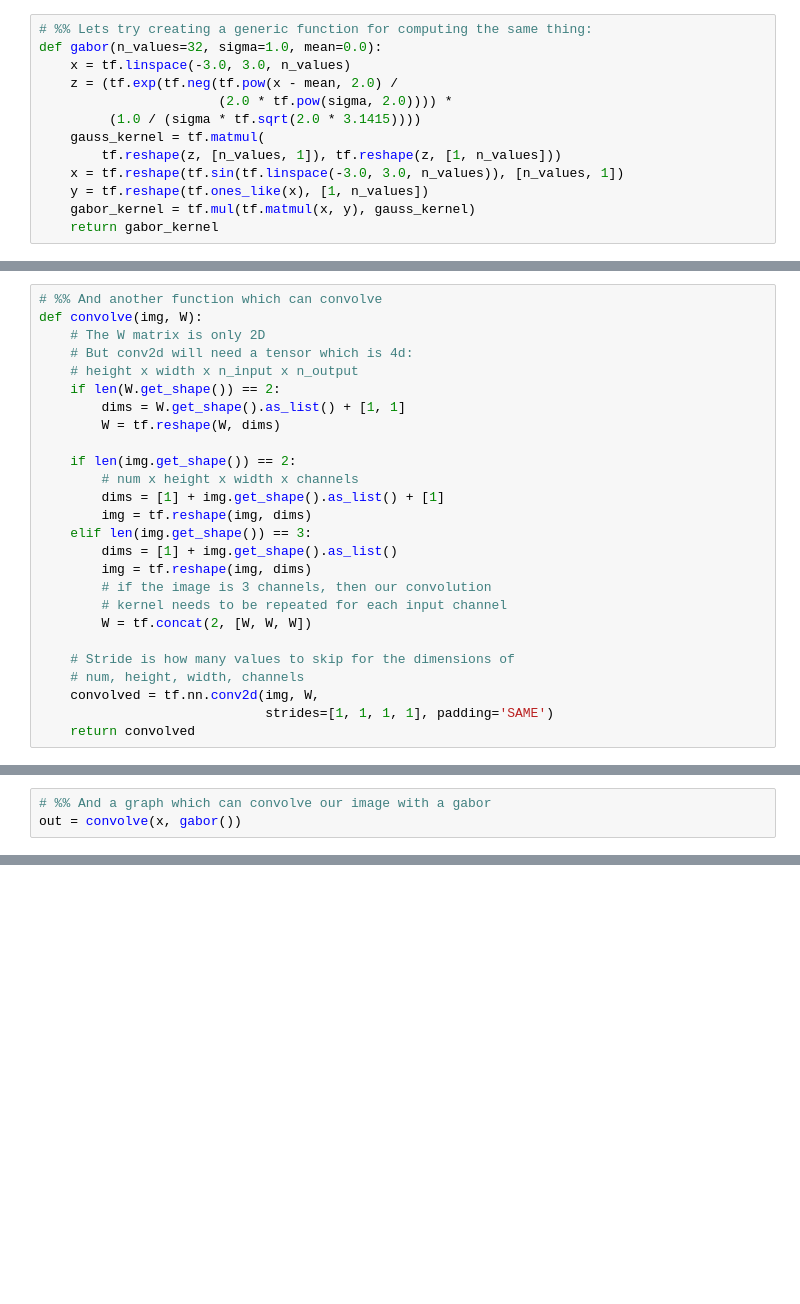
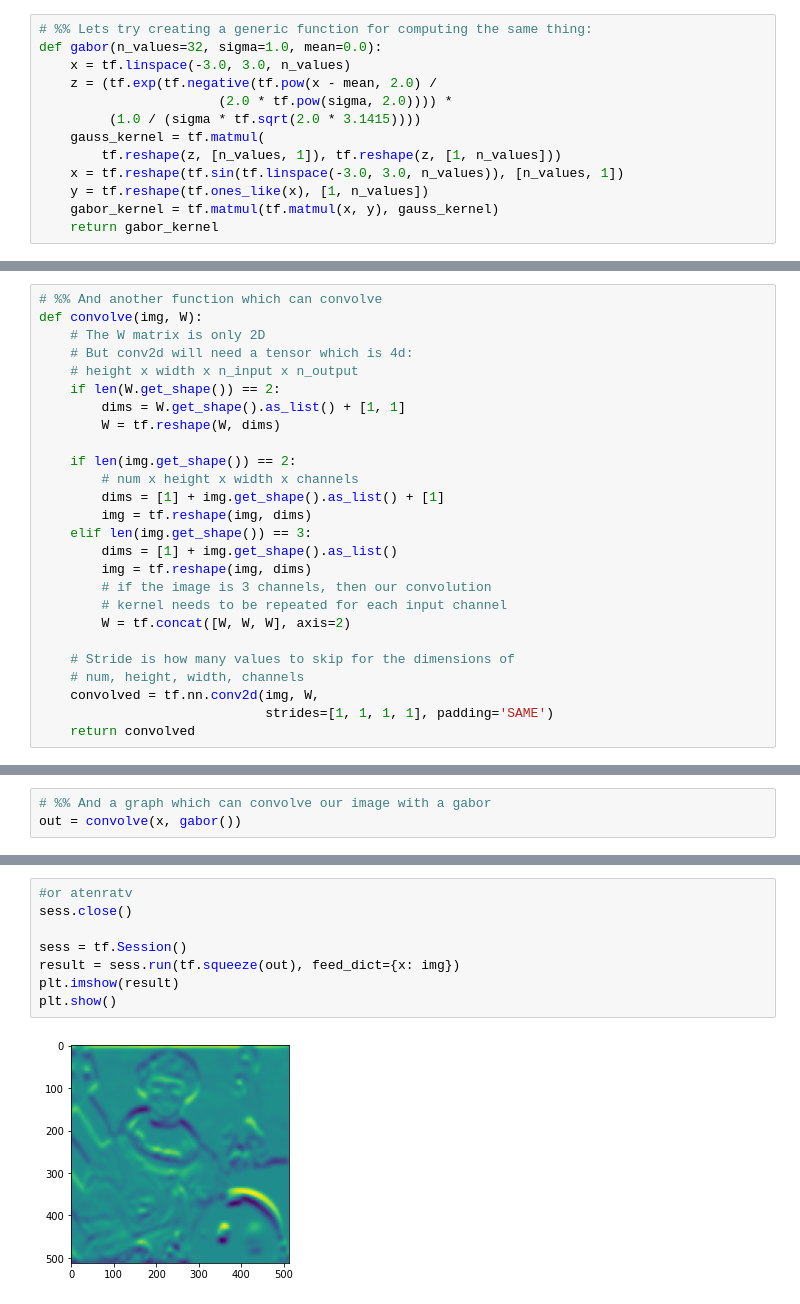
Before and after one commit to pkmital/tensorflow_tutorials, a Jupyter notebook: notebooks/01_basics.ipynb, the cells around one changed output, grey strips where cells are left out. Cells and saved outputs as stored; diff of their text form; blank space fills up the shorter version.

```diff
--- a/notebooks/01_basics.ipynb
+++ b/notebooks/01_basics.ipynb
@@ -86,14 +123,14 @@ print([op.name for op in ops])
 # %% Lets try creating a generic function for computing the same thing:
 def gabor(n_values=32, sigma=1.0, mean=0.0):
     x = tf.linspace(-3.0, 3.0, n_values)
-    z = (tf.exp(tf.neg(tf.pow(x - mean, 2.0) /
+    z = (tf.exp(tf.negative(tf.pow(x - mean, 2.0) /
                        (2.0 * tf.pow(sigma, 2.0)))) *
          (1.0 / (sigma * tf.sqrt(2.0 * 3.1415))))
     gauss_kernel = tf.matmul(
         tf.reshape(z, [n_values, 1]), tf.reshape(z, [1, n_values]))
     x = tf.reshape(tf.sin(tf.linspace(-3.0, 3.0, n_values)), [n_values, 1])
     y = tf.reshape(tf.ones_like(x), [1, n_values])
-    gabor_kernel = tf.mul(tf.matmul(x, y), gauss_kernel)
+    gabor_kernel = tf.matmul(tf.matmul(x, y), gauss_kernel)
     return gabor_kernel
 # %%
 # %% Confirm this does something:
@@ -118,7 +157,7 @@ def convolve(img, W):
         img = tf.reshape(img, dims)
         # if the image is 3 channels, then our convolution
         # kernel needs to be repeated for each input channel
-        W = tf.concat(2, [W, W, W])
+        W = tf.concat([W, W, W], axis=2)
 
     # Stride is how many values to skip for the dimensions of
     # num, height, width, channels
@@ -145,0 +190,10 @@ plt.show()
+# %%
+#or atenratv
+sess.close()
+
+sess = tf.Session()
+result = sess.run(tf.squeeze(out), feed_dict={x: img})
+plt.imshow(result)
+plt.show()
+# %% [output]
+[figure, added]
```
Also changed, not shown: parts of 15 cells of this notebook.
